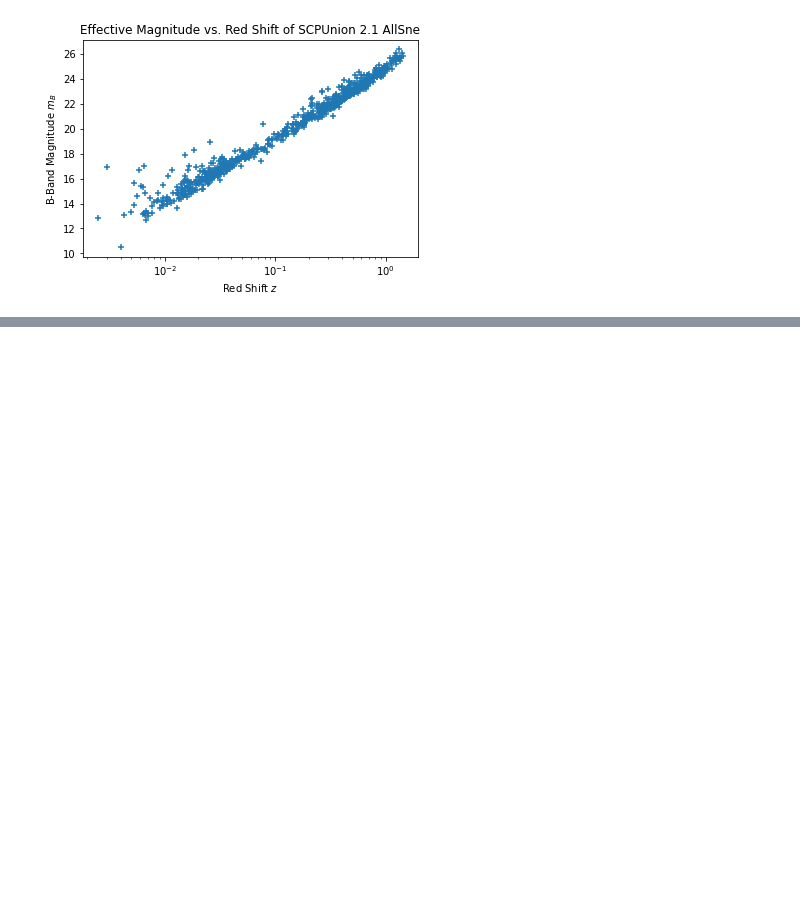
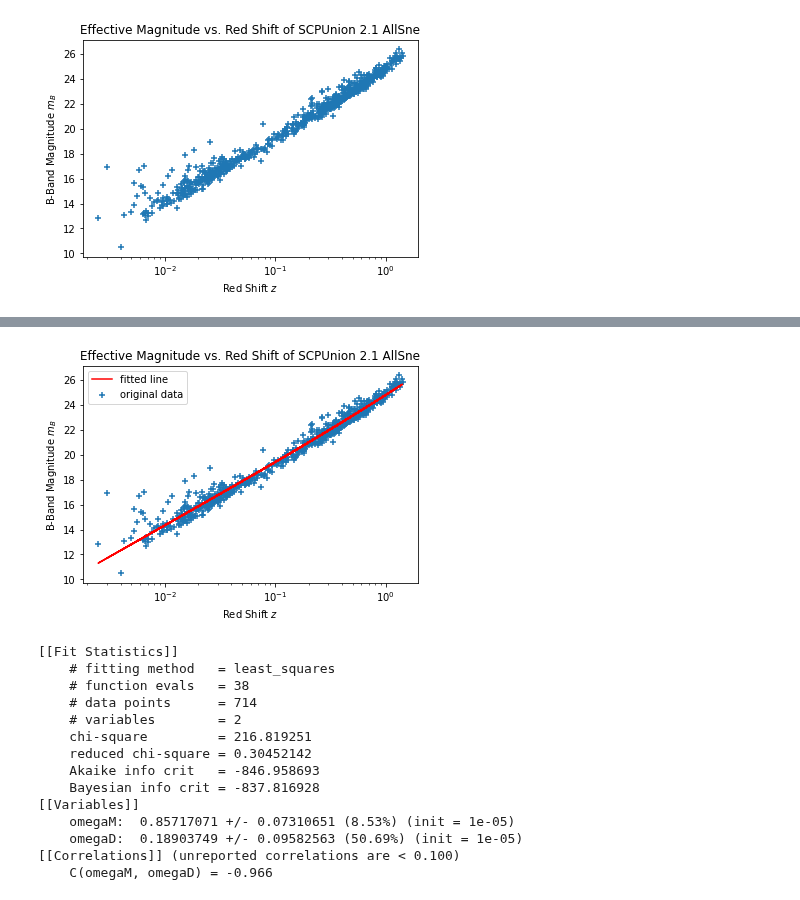
Before and after one commit to xli2522/expanding-universe, a Jupyter notebook: Expanding_Universe.ipynb, the cells around one changed output, grey strips where cells are left out. Cells and saved outputs as stored; diff of their text form; code cells hidden in the pictures; blank space fills up the shorter version.

```diff
--- a/Expanding_Universe.ipynb
+++ b/Expanding_Universe.ipynb
@@ -114,0 +147,35 @@ report_fit(result_fit)
+# %%
+params = Parameters()
+params.add('omegaM', value=0.00001)        # set energy densities as variables
+params.add('omegaD', value=0.00001)
+
+result_fit = minimize(residual, params, args=(magB_float, redShift_float, -18.02), method='least_squares')
+final_fit = magB_float + result_fit.residual.reshape(magB_float.shape)
+
+plt.scatter(redShift_float, magB_float, marker='+', label='original data')        # original red shift data
+plt.plot(redShift_float, final_fit, c='r', label='fitted line')                   # fitted magB value
+
+plt.xscale('log')
+plt.xlabel(r'Red Shift $z$')
+plt.ylabel(r'B-Band Magnitude $m_B$')
+plt.title('Effective Magnitude vs. Red Shift of SCPUnion 2.1 AllSne')
+plt.legend()
+plt.show()
+
+report_fit(result_fit)
+# %% [output]
+[figure, added]
+[[Fit Statistics]]
+    # fitting method   = least_squares
+    # function evals   = 38
+    # data points      = 714
+    # variables        = 2
+    chi-square         = 216.819251
+    reduced chi-square = 0.30452142
+    Akaike info crit   = -846.958693
+    Bayesian info crit = -837.816928
+[[Variables]]
+    omegaM:  0.85717071 +/- 0.07310651 (8.53%) (init = 1e-05)
+    omegaD:  0.18903749 +/- 0.09582563 (50.69%) (init = 1e-05)
+[[Correlations]] (unreported correlations are < 0.100)
+    C(omegaM, omegaD) = -0.966
```
Also changed, not shown: parts of 14 cells of this notebook.
